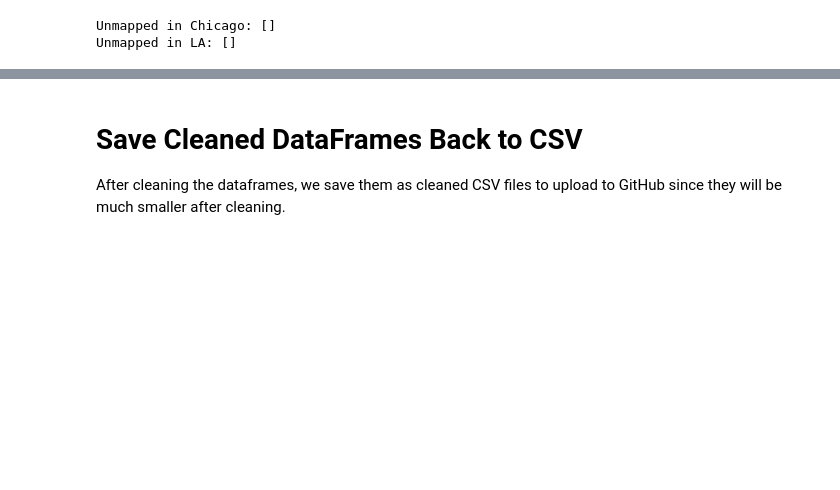
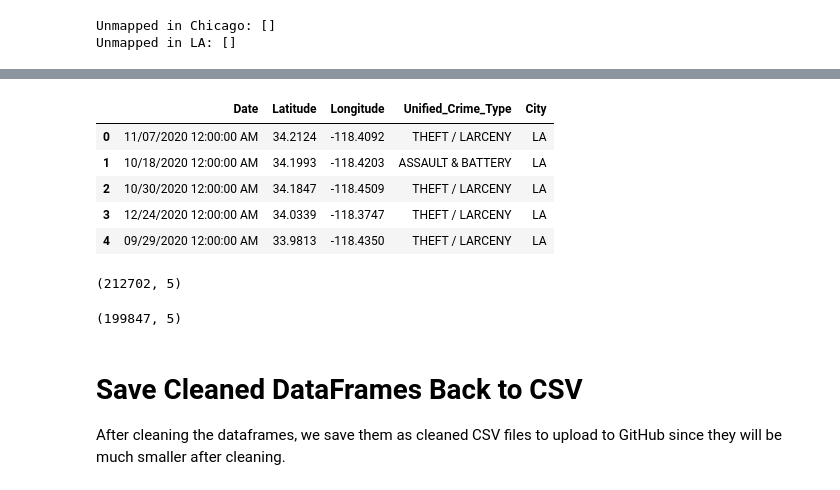
Before and after one commit to Julia27J/Wheeler-Wilkinson, a Jupyter notebook: LA_and_Chicago_analysis.ipynb, the cells around one changed output, grey strips where cells are left out. Drawn from its saved outputs; the diff is of its cells as text; code cells hidden in the pictures; blank space fills up the shorter version.

```diff
--- a/LA_and_Chicago_analysis.ipynb
+++ b/LA_and_Chicago_analysis.ipynb
@@ -269,3 +320,22 @@ LA.head(5)
+# %%
+LA['City'] = 'LA'
+LA = LA.rename(columns={'DATE OCC': 'Date', 'LAT': 'Latitude', 'LON': 'Longitude'})
+LA.head(5)
+# %% [output]
+|  | Date | Latitude | Longitude | Unified_Crime_Type | City |
+| 0 | 11/07/2020 12:00:00 AM | 34.2124 | -118.4092 | THEFT / LARCENY | LA |
+| 1 | 10/18/2020 12:00:00 AM | 34.1993 | -118.4203 | ASSAULT & BATTERY | LA |
+| 2 | 10/30/2020 12:00:00 AM | 34.1847 | -118.4509 | THEFT / LARCENY | LA |
+| 3 | 12/24/2020 12:00:00 AM | 34.0339 | -118.3747 | THEFT / LARCENY | LA |
+| 4 | 09/29/2020 12:00:00 AM | 33.9813 | -118.4350 | THEFT / LARCENY | LA |
+# %%
+chicago.shape
+# %% [output]
+(212702, 5)
+# %%
+LA.shape
+# %% [output]
+(199847, 5)
 # %% [markdown]
 # Save Cleaned DataFrames Back to CSV
 After cleaning the dataframes, we save them as cleaned CSV files to upload to GitHub since they will be much smaller after cleaning.
```
Also changed, not shown: parts of 10 cells of this notebook.
